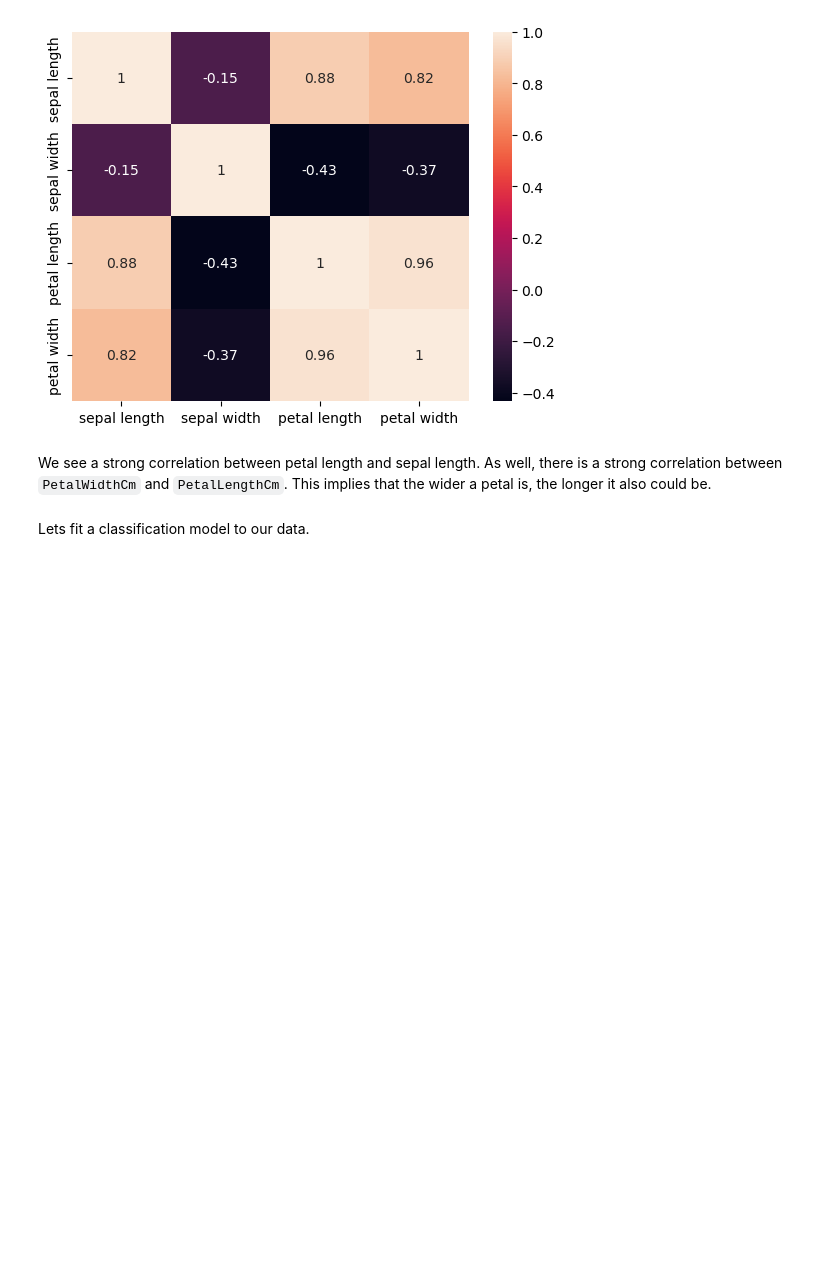
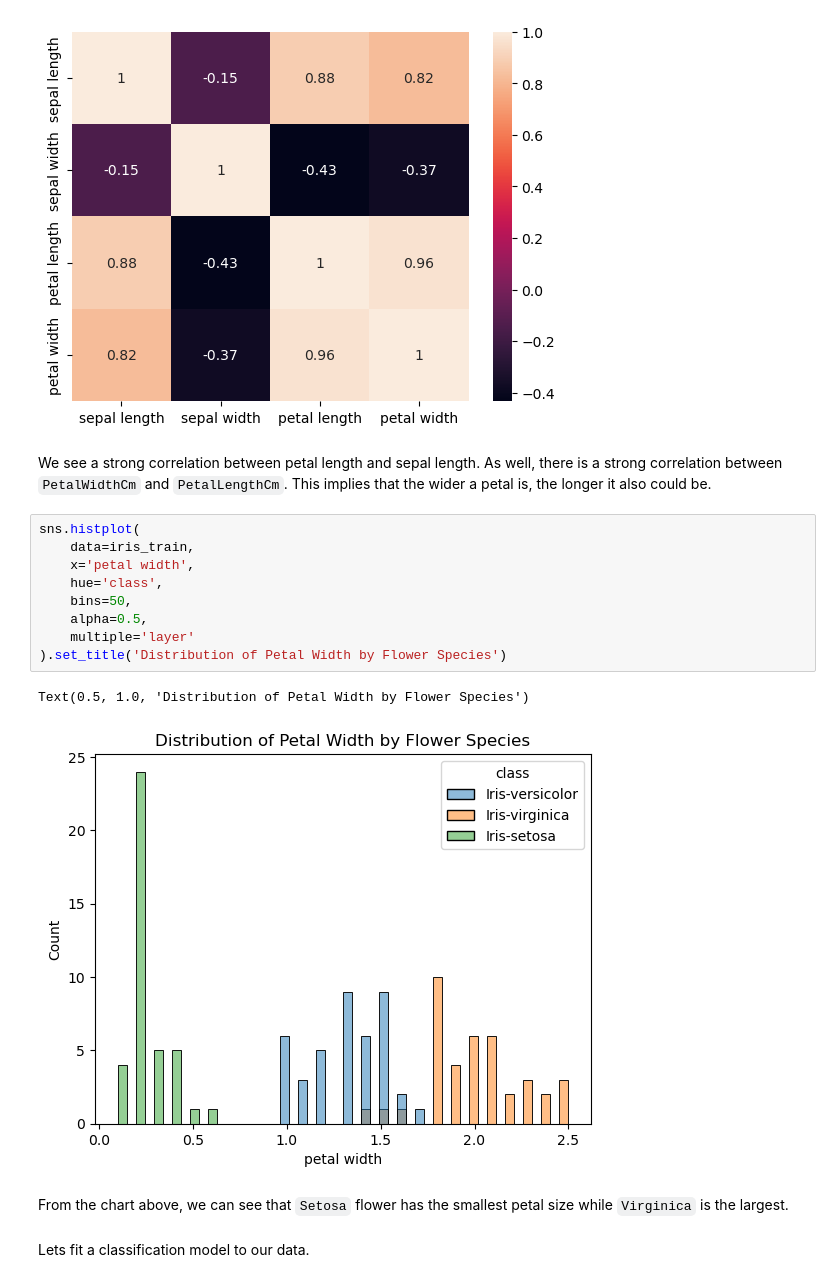
Before and after one commit to hoomanesteki/iris-ml-predictor, a Jupyter notebook: iris_summary.ipynb, the cells around one changed output. Saved outputs shown, nothing was run; the diff lists cells and outputs as text; blank space fills up the shorter version.

Commit message:
cleaned up some imports and added the other plot

```diff
--- a/iris_summary.ipynb
+++ b/iris_summary.ipynb
@@ -198,6 +187,20 @@ plt_corr
 [figure]
 # %% [markdown]
 We see a strong correlation between petal length and sepal length. As well, there is a strong correlation between `PetalWidthCm` and `PetalLengthCm`. This implies that the wider a petal is, the longer it also could be.
+# %%
+sns.histplot(
+    data=iris_train,
+    x='petal width',
+    hue='class',
+    bins=50,
+    alpha=0.5,
+    multiple='layer'
+).set_title('Distribution of Petal Width by Flower Species')
+# %% [output]
+Text(0.5, 1.0, 'Distribution of Petal Width by Flower Species')
+[figure, added]
+# %% [markdown]
+From the chart above, we can see that `Setosa` flower has the smallest petal size while `Virginica` is the largest.
 # %% [markdown]
 Lets fit a classification model to our data.
 # %% [markdown]
```
Also changed, not shown: parts of 4 cells of this notebook.
